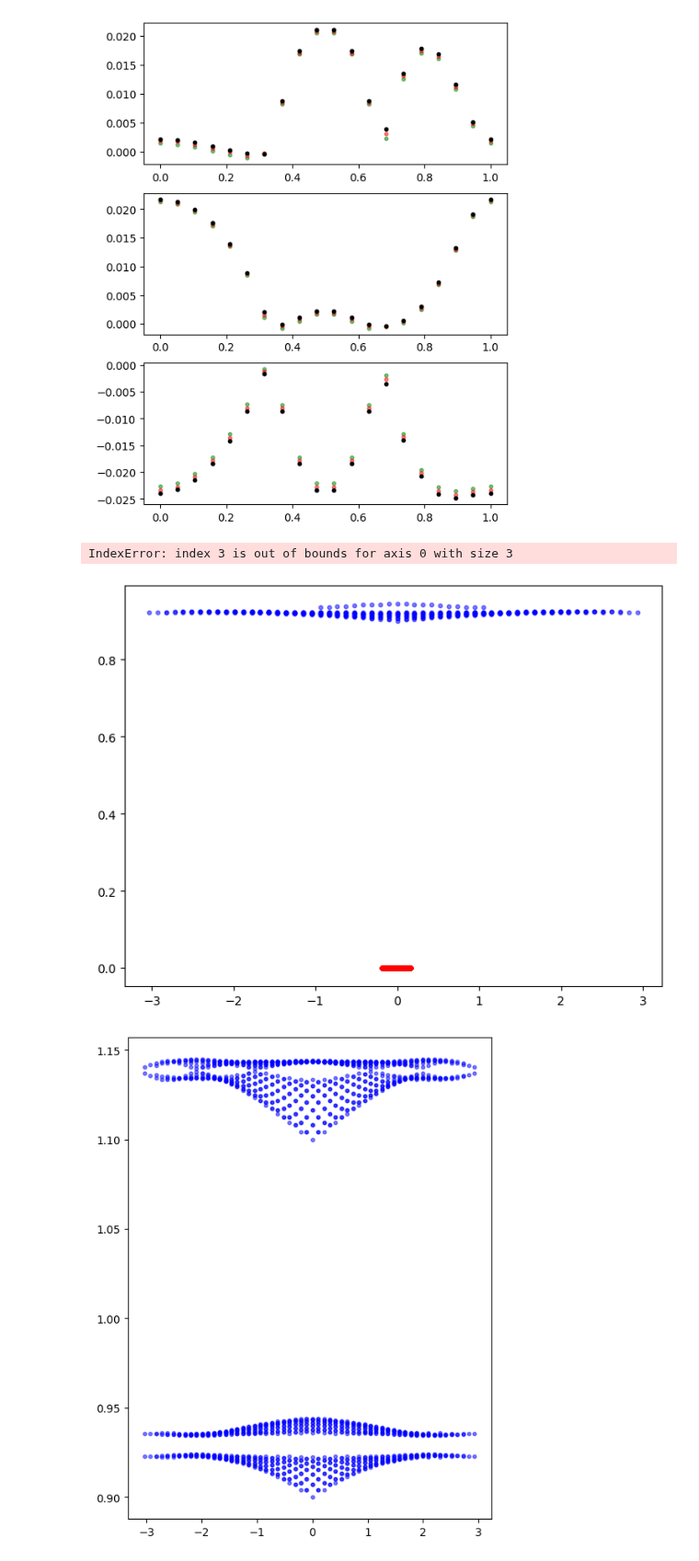
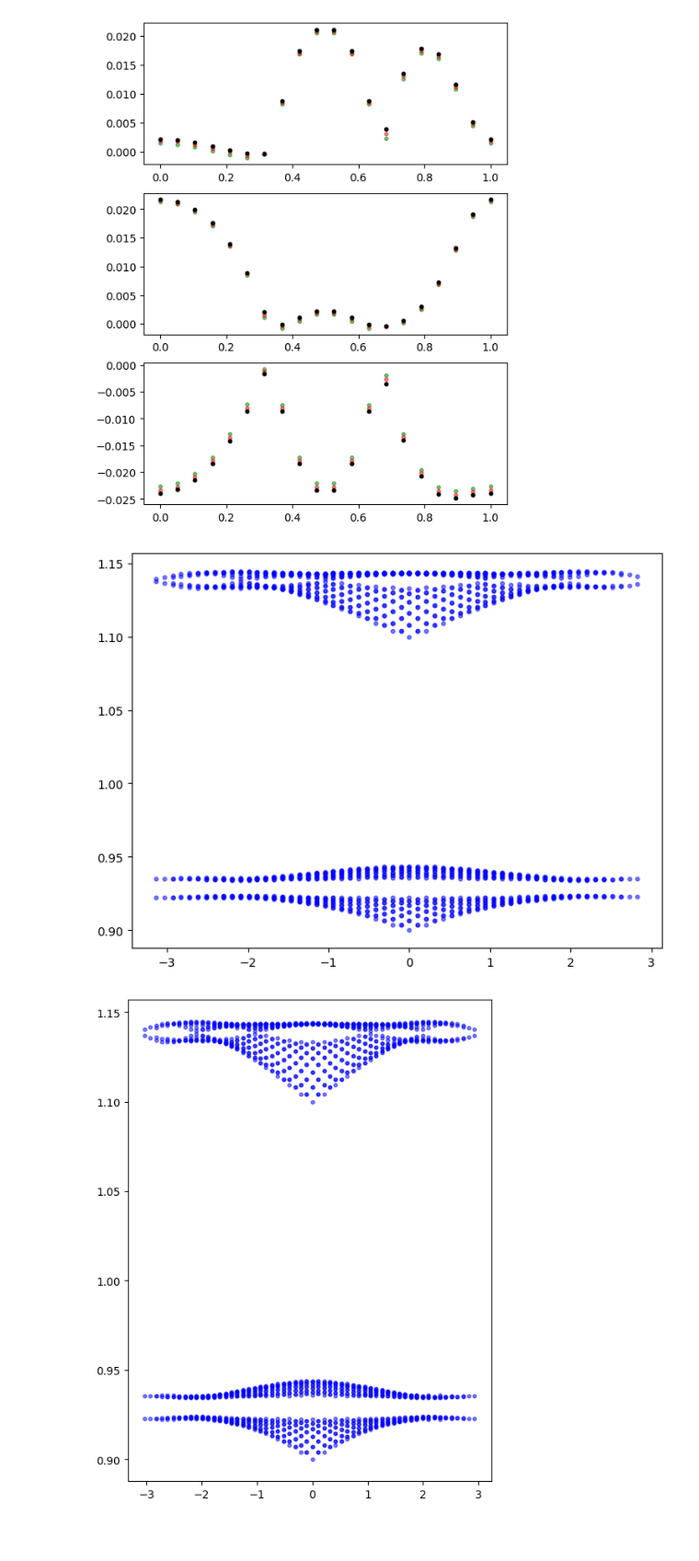
Before and after one commit to ChriGomm/master, a Jupyter notebook: numerics/dip_dip.ipynb, the cells around one changed output. Shown at 92% size. Drawn from its saved outputs; the diff is of its cells as text; code cells hidden in the pictures; blank space fills up the shorter version.

Commit message:
began the cylindric boundary conditions

```diff
--- a/numerics/dip_dip.ipynb
+++ b/numerics/dip_dip.ipynb
@@ -744,17 +864,17 @@ def extended_ABgrid_mat(k,interaction,interaction_onsite,grid_size,*cut):
 # dmat2 = extended_grid_mat(k,bare_interaction,grid_size)#D_mat(k,bare_interaction,lambda x, y : 0)
 
 # k = k_course(t[0])
-k = np.zeros(3)
-dmat = D_mat(k,bare_interaction_coulomb,no_onsite_interaction,350)
-# dmat2 = extended_ABgrid_mat(k,bare_interaction_coulomb,no_onsite_interaction,11)#D_mat(k,bare_interaction,lambda x, y : 0)
-# dmat3 = D_mat_nn(k)
-# dmat1 = np.zeros((3,3),dtype=complex)
-# dmat5 = np.zeros((3,3),dtype=complex)
-# for h in range(3):
-#     for l in range(3):
-#         dmat1[h,l] = dmat[h,l]+ dmat[h+3,l] +dmat[h,l+3] + dmat[h+3,l+3]
-#         dmat5[h,l] = dmat3[h,l]+ dmat3[h+3,l] +dmat3[h,l+3] + dmat3[h+3,l+3]
+# k = np.zeros(3)
+# dmat = D_mat(k,bare_interaction_coulomb,no_onsite_interaction,350)
+# # dmat2 = extended_ABgrid_mat(k,bare_interaction_coulomb,no_onsite_interaction,11)#D_mat(k,bare_interaction,lambda x, y : 0)
+# # dmat3 = D_mat_nn(k)
+# # dmat1 = np.zeros((3,3),dtype=complex)
+# # dmat5 = np.zeros((3,3),dtype=complex)
+# # for h in range(3):
+# #     for l in range(3):
+# #         dmat1[h,l] = dmat[h,l]+ dmat[h+3,l] +dmat[h,l+3] + dmat[h+3,l+3]
+# #         dmat5[h,l] = dmat3[h,l]+ dmat3[h+3,l] +dmat3[h,l+3] + dmat3[h+3,l+3]
 
 
-dmat#, dmat2/dmat2[0,0]*dmat[0,0]
+# dmat#, dmat2/dmat2[0,0]*dmat[0,0]
 # np.max(dmat)#, np.max(dmat2/dmat2[0,0]*dmat[0,0])
@@ -972,7 +1079,7 @@ plt.show()
 # %% [output]
 [figure]
 # %%
-k1 = 2*np.pi/3*np.array([-1,np.sqrt(3),0])
+k1 = 2*np.pi/3*np.array([1,-np.sqrt(3),0])
 k2 = 4*np.pi/3*np.array([1,0,0])
 
 fig, ax = plt.subplots(figsize=(8, 6))
@@ -997,7 +1104,7 @@ for i in range(-grid_size//2,grid_size//2):
 
         k = i/grid_size * k1 + j/grid_size * k2
         kx[i,j] = k[0]
-        dmat = D_mat(k,bare_interaction_coulomb,bare_interaction_coulomb_onsite,60)
+        dmat = D_mat(k,bare_interaction_coulomb,bare_interaction_coulomb_onsite,40)
         # dmat = D_mat(k)
         # dmat = D_mat(k,bare_interaction_coulomb,no_onsite_interaction,40)
         # dmat3 = D_mat_nn(k)
@@ -1017,35 +1124,34 @@ for i in range(-grid_size//2,grid_size//2):
         # eigvals2, eigvecs2 = np.linalg.eig(dmat2)
         # eigs = sort_eigenvalues(eigvals, eigvecs)
         # eigenvals2[:, i, j] = sorted(np.real(eigvals2[:]) )
 
 # eigenvals = parallel_for([grid_size,grid_size],wrap_kx,15,25)
 for h in range(2,6):
     for j in range(grid_size):
 
             ax.scatter(kx[:,j], eigenvals[h, :, j], color='blue', s=10, alpha=0.5)
             # ax.scatter(2/np.pi/np.sqrt(3)*k_index, eigenvals2[h, :, j], color='red', s=10, alpha=0.5)
 
 plt.show()
 
 # k_index = np.arange(1,grid_size+1)/grid_size
 # eigenvals = np.zeros((6*grid_size**2,grid_size))
 # for i in range(grid_size):
 
 #         k = i/grid_size * k1 + j/grid_size * k2
 #         dmat = interaction_matrix(k_index[i])
 #         eigvals, eigvecs = np.linalg.eig(dmat)
 #         print(eigvals.shape)
 #         break
 
 # for h in range(6):
 #     for j in range(grid_size):
 
 #             ax.scatter(2/np.pi/np.sqrt(3)*k_index, eigenvals[h, :, j], color='blue', s=10, alpha=0.5)
 
 # plt.show()
 # %% [output]
-IndexError: index 3 is out of bounds for axis 0 with size 3
-[figure, old version]
+[figure, new version]
 # %%
 fig, ax  = plt.subplots(figsize=(6, 8))
 for h in range(2,6):
```
Also changed, not shown: parts of 5 cells of this notebook.
